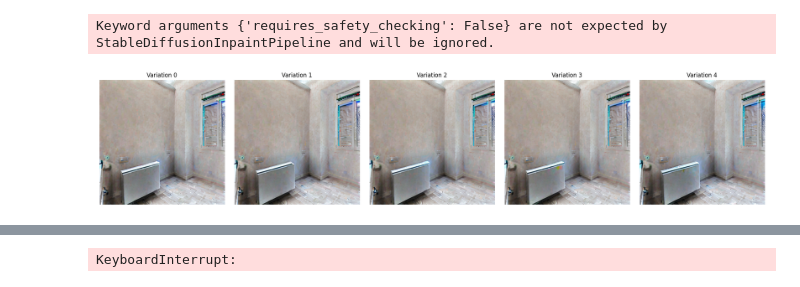
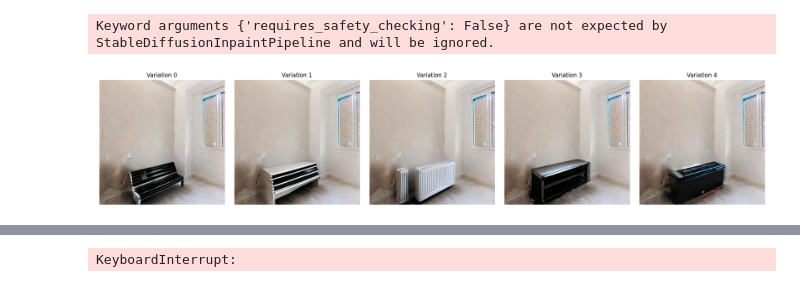
Before and after one commit to lsunol/casalimpia, a Jupyter notebook: models-and-research/inferance/sd_no_fine-tuning/inference_sd_no_fine-tuning.ipynb, the cells around one changed output, grey strips where cells are left out. Saved outputs shown, nothing was run; the diff lists cells and outputs as text; code cells hidden in the pictures.

Commit message:
(Inference - SD no Fine-Tuning) Download resources from git using wget and only process .png masks

```diff
--- a/models-and-research/inferance/sd_no_fine-tuning/inference_sd_no_fine-tuning.ipynb
+++ b/models-and-research/inferance/sd_no_fine-tuning/inference_sd_no_fine-tuning.ipynb
@@ -129,13 +137,13 @@ class InpaintingPipeline:
             "plants, vases, paintings, picture frames, wall art"
         )
 
-    def process_npz_mask(self, image_path, mask_path):
-        empty_room = Image.open(image_path).convert('RGB').resize((512, 512))
-        masks = np.load(mask_path)['masks']
-        mask = np.any(masks, axis=0) if len(masks.shape) == 3 else masks
-        mask = cv2.dilate(mask.astype(np.uint8), np.ones((3,3)), iterations=10)
-        mask_image = Image.fromarray((mask * 255).astype(np.uint8))
-        return empty_room, mask_image
+    # def process_npz_mask(self, image_path, mask_path):
+    #     empty_room = Image.open(image_path).convert('RGB').resize((512, 512))
+    #     masks = np.load(mask_path)['masks']
+    #     mask = np.any(masks, axis=0) if len(masks.shape) == 3 else masks
+    #     mask = cv2.dilate(mask.astype(np.uint8), np.ones((3,3)), iterations=10)
+    #     mask_image = Image.fromarray((mask * 255).astype(np.uint8))
+    #     return empty_room, mask_image
 
     def process_png_mask(self, image_path, mask_path):
         empty_room = Image.open(image_path).convert('RGB').resize((512, 512))
@@ -252,8 +260,8 @@ class InpaintingPipeline:
         return choice
 
     def run_pipeline(self, image_path, initial_mask_path):
-        print("Stage 1: Processing with NPZ mask")
-        image, mask = self.process_npz_mask(image_path, initial_mask_path)
+        print("Stage 1: Processing mask and generating variation")
+        image, mask = self.process_png_mask(image_path, initial_mask_path)
         variations = self.generate_variations(image, mask)
 
         iteration = 1
@@ -289,8 +314,8 @@ Keyword arguments {'requires_safety_checking': False} are not expected by Stable
 # %%
 pipeline = InpaintingPipeline(sd_pipe)
 # %%
-pipeline.run_pipeline("/content/wmremove-transformed.png", "/content/595043039_masks.npz")
+pipeline.run_pipeline("/content/resources/room_objects.png", "/content/resources/room_objects_foreground_mask.png")
 # %% [output]
-[figure, old version]
+[figure, new version]
 [interactive output not drawn]
 KeyboardInterrupt:
```
Also changed, not shown: parts of 2 cells of this notebook.
